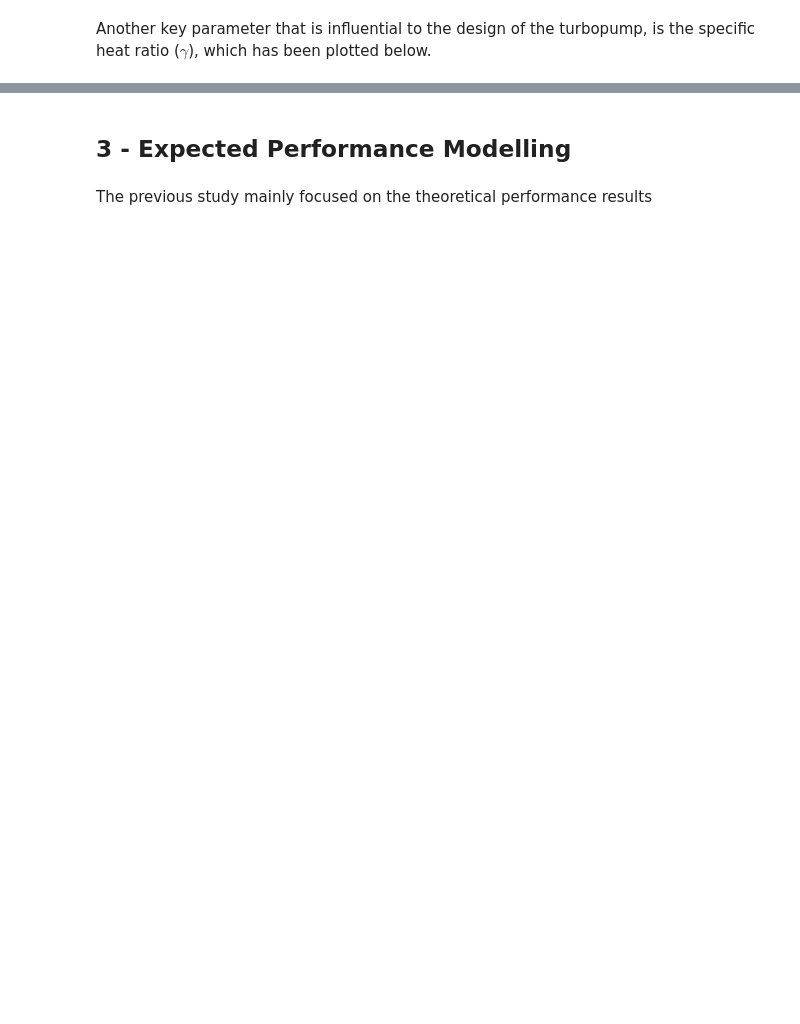
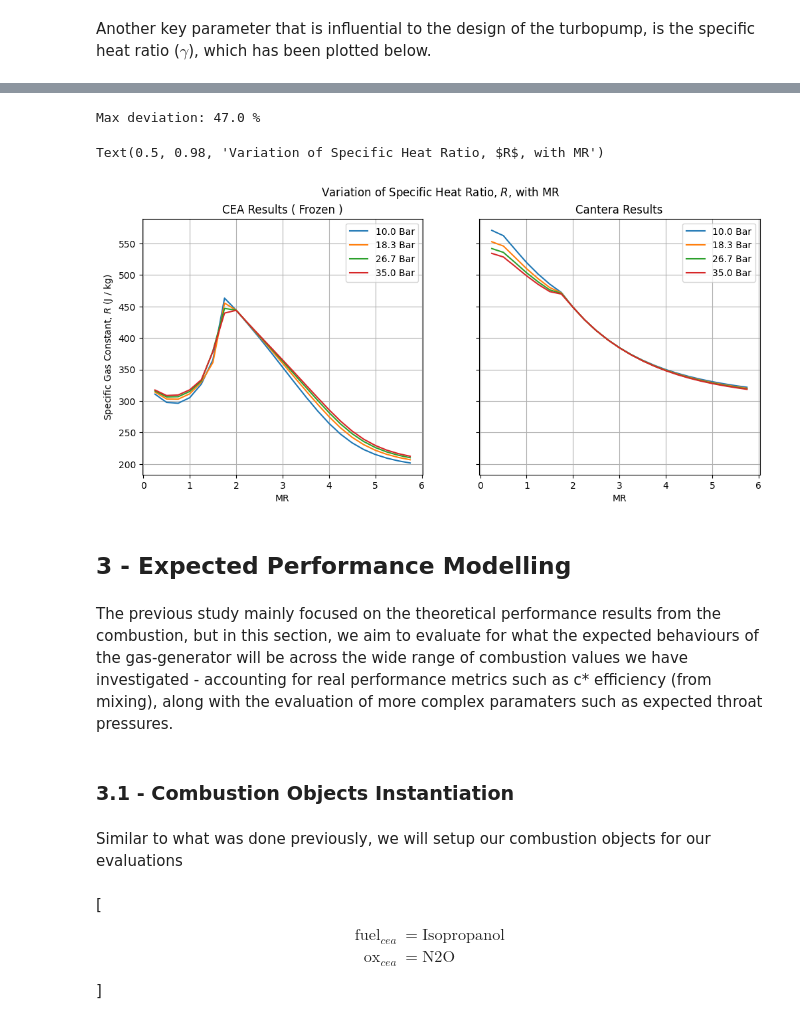
Before and after one commit to Open-Turbopumps/ManRayAndTheDirtyBubble, a Jupyter notebook: fluidics/gas_generator/combustion_parameteric_study.ipynb, the cells around one changed output, grey strips where cells are left out. Cells and saved outputs as stored; diff of their text form; code cells hidden in the pictures; blank space fills up the shorter version.

Commit message:
Refactored the gas-generator parameter study

```diff
--- a/fluidics/gas_generator/combustion_parameteric_study.ipynb
+++ b/fluidics/gas_generator/combustion_parameteric_study.ipynb
@@ -365,4 +474,57 @@ NameError: name 'P_array' is not defined
+# %%
+max_deviation = r_deviation_id_array.max()*100
+
+print(f"Max deviation: {max_deviation:.1f} %")
+# %% [output]
+Max deviation: 47.0 %
+# %%
+fig, axs = plt.subplots(nrows = 1, ncols = 2, sharex= True, sharey=True, figsize=(12,5))
+
+i = 0
+for row in MR_array.T:
+
+    axs[0].plot(MR_array[:,i], r_cea_id_array[:, i], label=f"{p_array[0,i]/1e5:.1f} Bar")
+    axs[1].plot(MR_array[:,i], r_ctr_id_array[:, i], label=f"{p_array[0,i]/1e5:.1f} Bar")
+
+    i += 1
+
+axs[0].legend()
+axs[1].legend()
+
+axs[0].set_title("CEA Results ( Frozen )")
+axs[1].set_title("Cantera Results")
+
+axs[0].set_xlabel("MR")
+axs[1].set_xlabel("MR")
+
+axs[0].set_ylabel(r"Specific Gas Constant, $R$ (J / kg)")
+
+axs[0].grid()
+axs[1].grid()
+
+fig.suptitle(r"Variation of Specific Heat Ratio, $R$, with MR")
+# %% [output]
+Text(0.5, 0.98, 'Variation of Specific Heat Ratio, $R$, with MR')
+[figure, added]
 # %% [markdown]
 ## 3 - Expected Performance Modelling
 # %% [markdown]
-The previous study mainly focused on the theoretical performance results
+The previous study mainly focused on the theoretical performance results from the combustion, but in this section, we aim to evaluate for what the expected behaviours of the gas-generator will be across the wide range of combustion values we have investigated - accounting for real performance metrics such as c* efficiency (from mixing), along with the evaluation of more complex paramaters such as expected throat pressures.
+# %% [markdown]
+### 3.1 - Combustion Objects Instantiation
+# %% [markdown]
+Similar to what was done previously, we will setup our combustion objects for our evaluations
+# %%
+%%render
+
+fuel_cea = "Isopropanol"
+
+ox_cea = "N2O"
+# %% [output]
+\[
+\begin{aligned}
+\mathrm{fuel}_{cea} &= \mathrm{Isopropanol} \;
+\\[10pt]
+\mathrm{ox}_{cea} &= \mathrm{N2O} \;
+\end{aligned}
+\]
```
Also changed, not shown: parts of 66 cells of this notebook.
